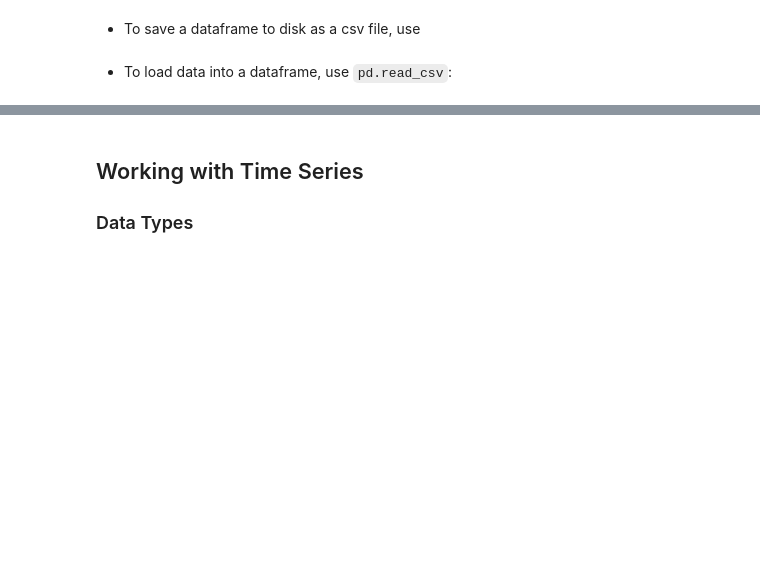
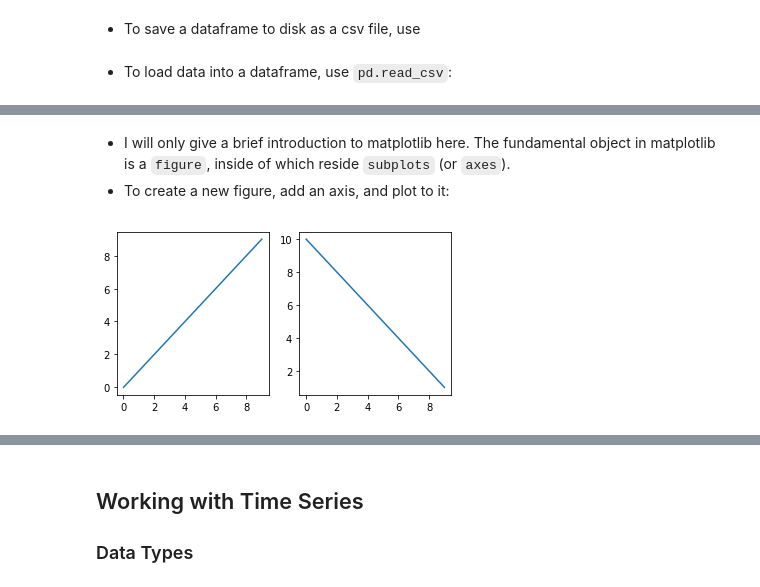
Before and after one commit to s-broda/IntroPython, a Jupyter notebook: slides/week9.ipynb, the cells around one changed output, grey strips where cells are left out. Cells and saved outputs as stored; diff of their text form; code cells hidden in the pictures; blank space fills up the shorter version.

```diff
--- a/slides/week9.ipynb
+++ b/slides/week9.ipynb
@@ -98,0 +219,12 @@ df.head()
+# %% [markdown]
+* I will only give a brief introduction to matplotlib here. The fundamental object in matplotlib is a `figure`, inside of which reside `subplots` (or `axes`).
+* To create a new figure, add an axis, and plot to it:
+# %%
+# with the inline backend, these need to be in the same cell.
+fig = plt.figure(figsize=(6,3)) # create a new empty figure object. size is optional.
+ax1 = fig.add_subplot(121) # layout: (1x2). ax1 is the top left one
+ax2 = fig.add_subplot(122)
+ax1.plot(range(10))
+ax2.plot(range(10, 0, -1));
+# %% [output]
+[figure, added]
```
Also changed, not shown: parts of 48 cells of this notebook, 1 other file.
